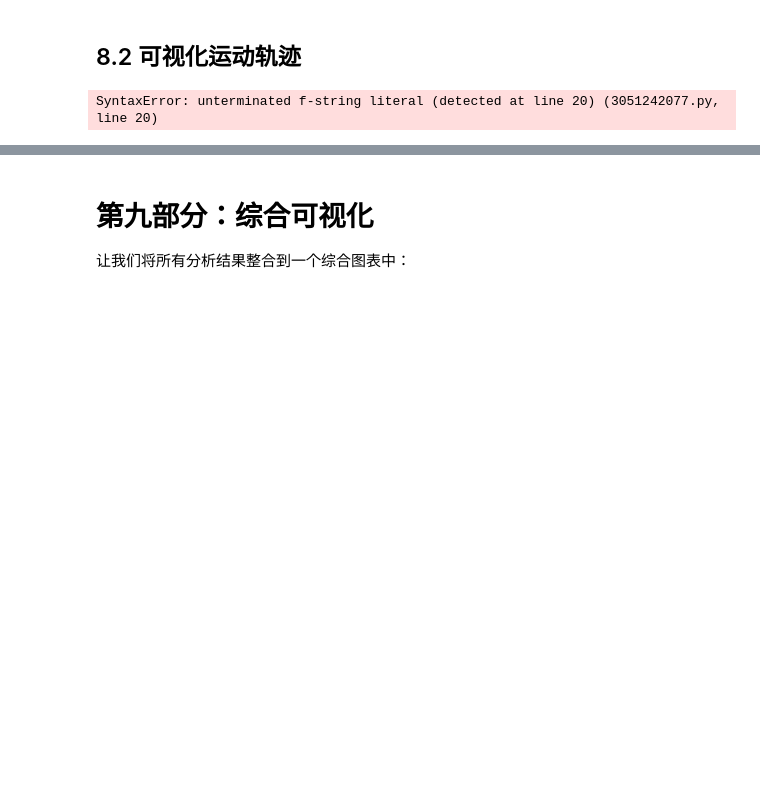
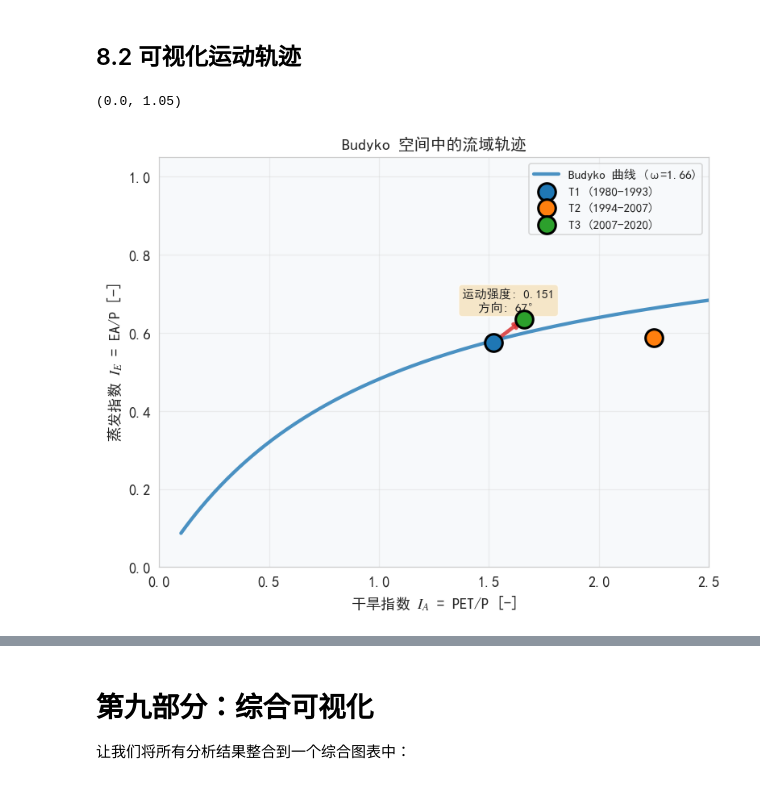
Before and after one commit to licm13/Budyko-Analysis, a Jupyter notebook: notebooks/01_Budyko分析教程_大一新生版.ipynb, the cells around one changed output, grey strips where cells are left out. Cells and saved outputs as stored; diff of their text form; code cells hidden in the pictures; blank space fills up the shorter version.

```diff
--- a/notebooks/01_Budyko分析教程_大一新生版.ipynb
+++ b/notebooks/01_Budyko分析教程_大一新生版.ipynb
@@ -1019,36 +1019,36 @@ else:
 # 可视化 Budyko 平面中的运动轨迹
 fig, ax1 = plt.subplots(figsize=(8, 6))
 
 ia_theory = np.linspace(0.1, 3, 500)
 ie_theory = budyko_curves.tixeront_fu(ia_theory, periods[0]['omega'])
 ax1.plot(ia_theory, ie_theory, color=color_cycle[0], linewidth=2.8, label=f'Budyko 曲线 (ω={periods[0]["omega"]:.2f})', alpha=0.8)
 
 for i, p in enumerate(periods):
     ax1.scatter(p['IA_mean'], p['IE_mean'], s=200,
                 label=f"{p['name']} ({p['start_year']}-{p['end_year']})",
                 zorder=10, edgecolor='black', linewidth=2, color=color_cycle[i % len(color_cycle)])
 
 ax1.annotate('', xy=(movement.ia_t2, movement.ie_t2),
              xytext=(movement.ia_t1, movement.ie_t1),
              arrowprops=dict(arrowstyle='->', lw=3, color=color_cycle[3], alpha=0.8))
 
 mid_ia = (movement.ia_t1 + movement.ia_t2) / 2
 mid_ie = (movement.ie_t1 + movement.ie_t2) / 2
 ax1.text(mid_ia, mid_ie + 0.05,
-         f'运动强度: {movement.intensity:.3f}
-方向: {movement.direction_angle:.0f}°',
+         f'运动强度: {movement.intensity:.3f}\n方向: {movement.direction_angle:.0f}°',
          fontsize=10, ha='center',
          bbox=dict(boxstyle='round', facecolor='wheat', alpha=0.7))
 
 ax1.set_xlabel('干旱指数 $I_A$ = PET/P [-]', fontsize=12)
 ax1.set_ylabel('蒸发指数 $I_E$ = EA/P [-]', fontsize=12)
 ax1.set_title('Budyko 空间中的流域轨迹', fontsize=13, fontweight='bold')
 ax1.legend(fontsize=10)
 ax1.grid(alpha=0.3)
 ax1.set_xlim(0, 2.5)
 ax1.set_ylim(0, 1.05)
 # %% [output]
-SyntaxError: unterminated f-string literal (detected at line 20) (3051242077.py, line 20)
+(0.0, 1.05)
+[figure, added]
 # %%
 # 极坐标方向玫瑰图（运动方向）
 fig_polar = plt.figure(figsize=(6, 6))
```
Also changed, not shown: parts of 3 cells of this notebook, 2 other files.
